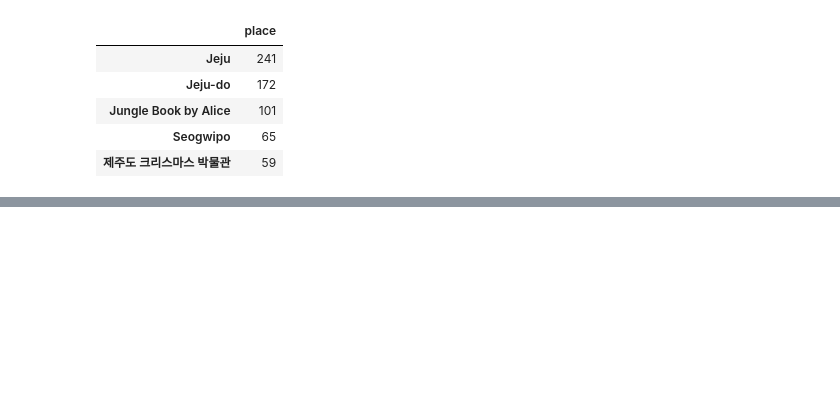
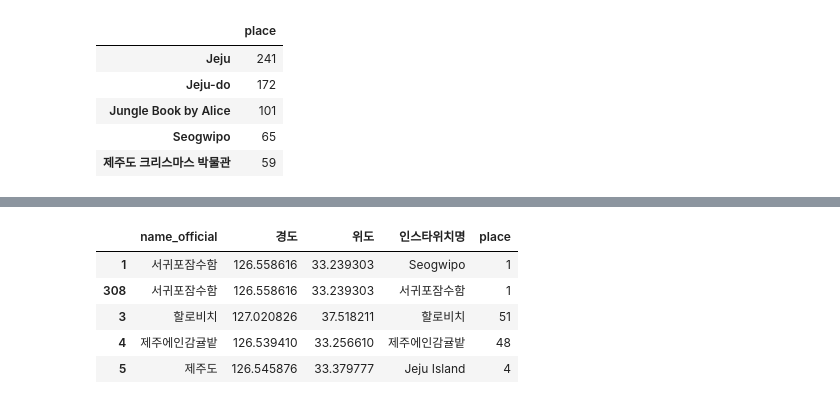
Before and after one commit to powpoww/TIL, a Jupyter notebook: 수업/데이터플랫폼/데이터분석실무_파이썬/5_Jeju_Hotplace_3_ex_map.ipynb, the cells around one changed output, grey strips where cells are left out. Saved outputs shown, nothing was run; the diff lists cells and outputs as text; code cells hidden in the pictures; blank space fills up the shorter version.

```diff
--- a/수업/데이터플랫폼/데이터분석실무_파이썬/5_Jeju_Hotplace_3_ex_map.ipynb
+++ b/수업/데이터플랫폼/데이터분석실무_파이썬/5_Jeju_Hotplace_3_ex_map.ipynb
@@ -26,0 +147,3 @@ list(location_counts_df.index)
+# %%
+location_counts_df = pd.read_excel('./files/3_location_counts.xlsx', index_col=0)
+location_inform_df = pd.read_excel('./files/3_locations.xlsx')
@@ -26,0 +168,15 @@ list(location_counts_df.index)
+# %%
+location_data = pd.merge(left=location_inform_df,
+                        right = location_counts_df,
+                        how='inner',
+                        left_on='name_official',
+                        right_index=True)
+
+location_data.head()
+# %% [output]
+|  | name_official | 경도 | 위도 | 인스타위치명 | place |
+| 1 | 서귀포잠수함 | 126.558616 | 33.239303 | Seogwipo | 1 |
+| 308 | 서귀포잠수함 | 126.558616 | 33.239303 | 서귀포잠수함 | 1 |
+| 3 | 할로비치 | 127.020826 | 37.518211 | 할로비치 | 51 |
+| 4 | 제주에인감귤밭 | 126.539410 | 33.256610 | 제주에인감귤밭 | 48 |
+| 5 | 제주도 | 126.545876 | 33.379777 | Jeju Island | 4 |
```
Also changed, not shown: parts of 22 cells of this notebook, 3 other files.
